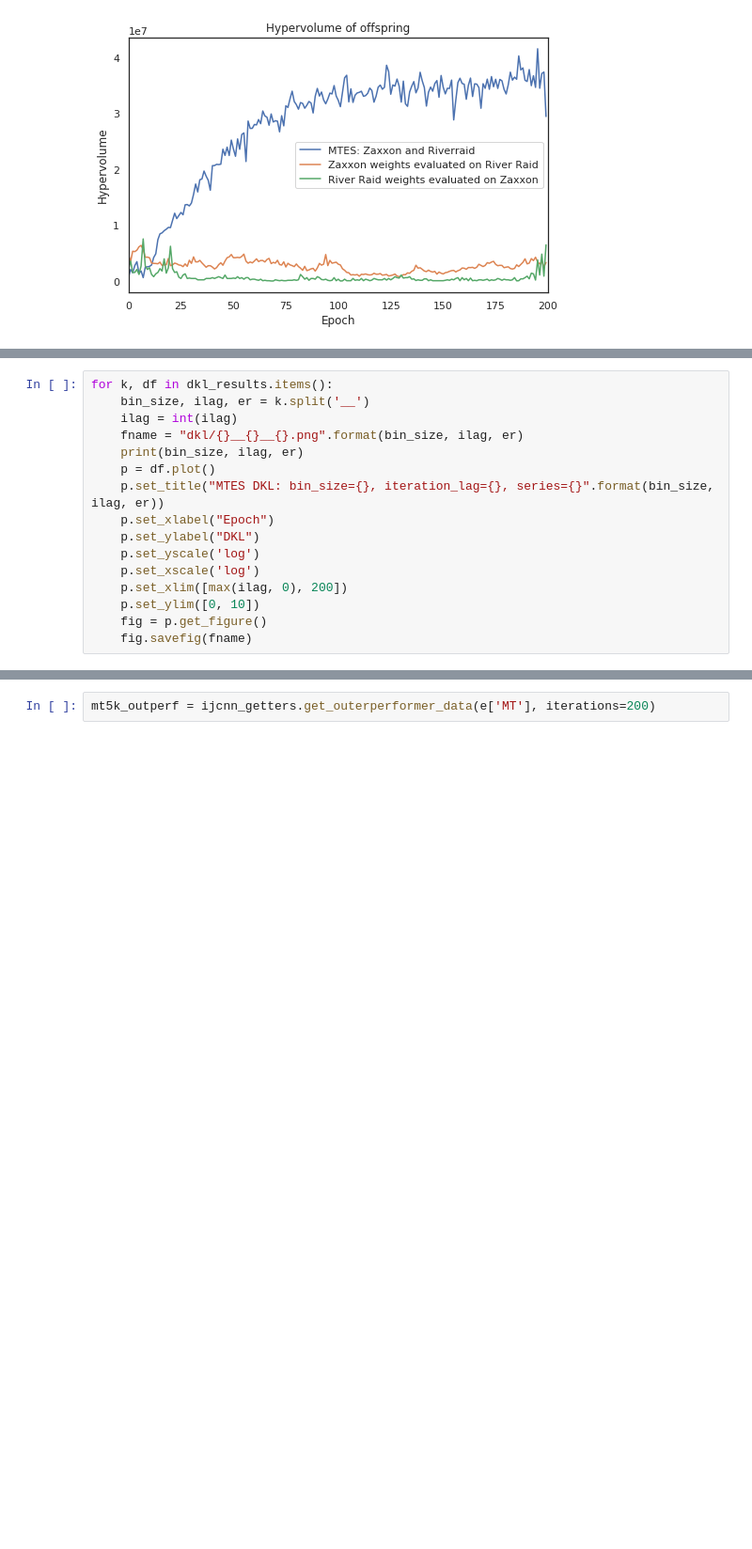
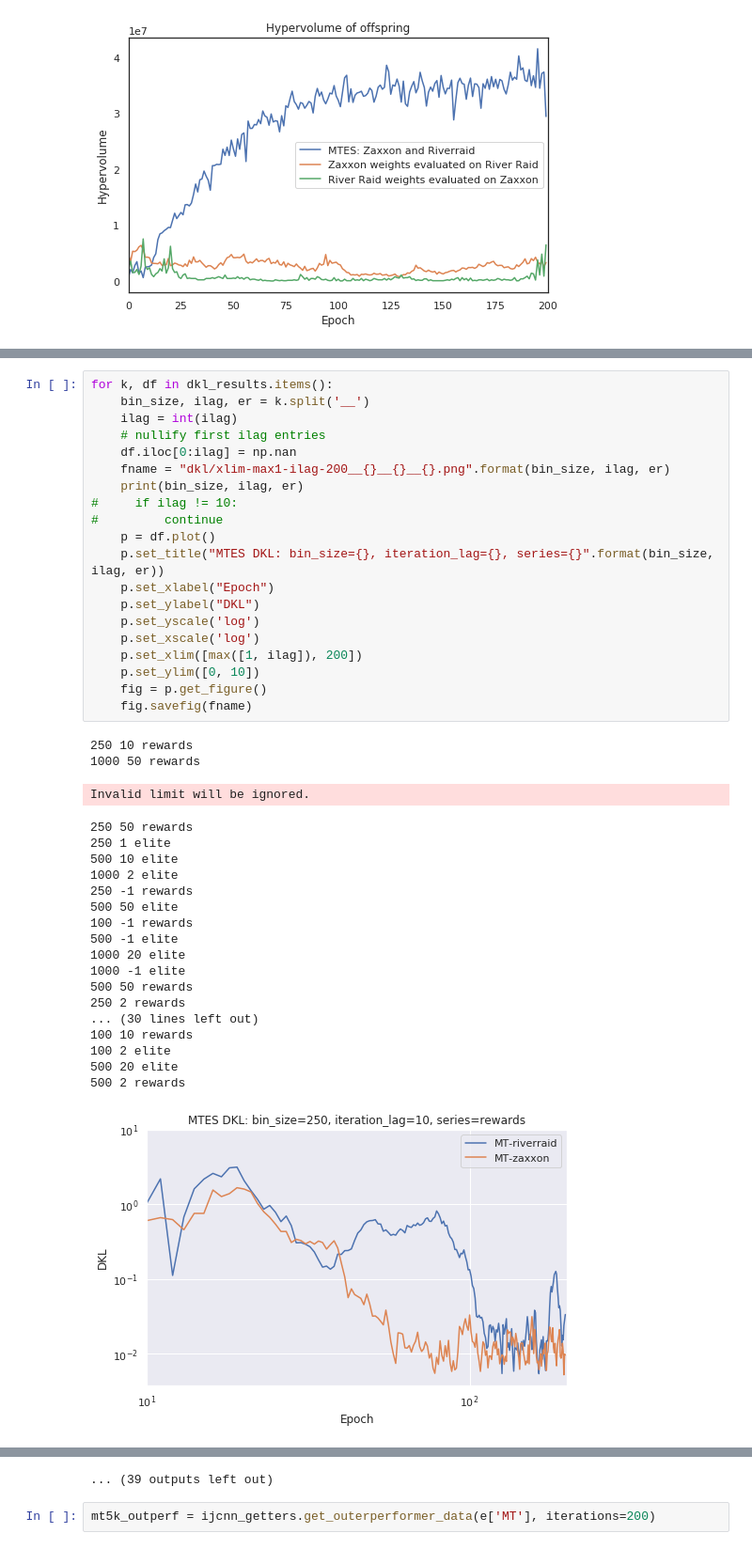
Before and after one commit to deyandyankov/research.mtne, a Jupyter notebook: gpu_implementation/analysis/IJCNN2020.ipynb, the cells around one changed output, grey strips where cells are left out. Shown at 94% size. Drawn from its saved outputs; the diff is of its cells as text; blank space fills up the shorter version.

```diff
--- a/gpu_implementation/analysis/IJCNN2020.ipynb
+++ b/gpu_implementation/analysis/IJCNN2020.ipynb
@@ -95,16 +113,42 @@ for bsize in bin_sizes:
 # %%
 for k, df in dkl_results.items():
     bin_size, ilag, er = k.split('__')
     ilag = int(ilag)
-    fname = "dkl/{}__{}__{}.png".format(bin_size, ilag, er)
+    # nullify first ilag entries
+    df.iloc[0:ilag] = np.nan
+    fname = "dkl/xlim-max1-ilag-200__{}__{}__{}.png".format(bin_size, ilag, er)
     print(bin_size, ilag, er)
+#     if ilag != 10:
+#         continue
     p = df.plot()
     p.set_title("MTES DKL: bin_size={}, iteration_lag={}, series={}".format(bin_size, ilag, er))
     p.set_xlabel("Epoch")
     p.set_ylabel("DKL")
     p.set_yscale('log')
     p.set_xscale('log')
-    p.set_xlim([max(ilag, 0), 200])
+    p.set_xlim([max([1, ilag]), 200])
     p.set_ylim([0, 10])
     fig = p.get_figure()
     fig.savefig(fname)
+# %% [output]
+250 10 rewards
+1000 50 rewards
+Invalid limit will be ignored.
+250 50 rewards
+250 1 elite
+500 10 elite
+1000 2 elite
+250 -1 rewards
+500 50 elite
+100 -1 rewards
+500 -1 elite
+1000 20 elite
+1000 -1 elite
+500 50 rewards
+250 2 rewards
+... (30 lines left out)
+100 10 rewards
+100 2 elite
+500 20 elite
+500 2 rewards
+[figure, added]
@@ -111,3 +163,4 @@ for k, df in dkl_results.items():
+... (39 outputs left out)
 # %%
 mt5k_outperf = ijcnn_getters.get_outerperformer_data(e['MT'], iterations=200)
 # %%
```
Also changed, not shown: parts of 2 cells of this notebook.
